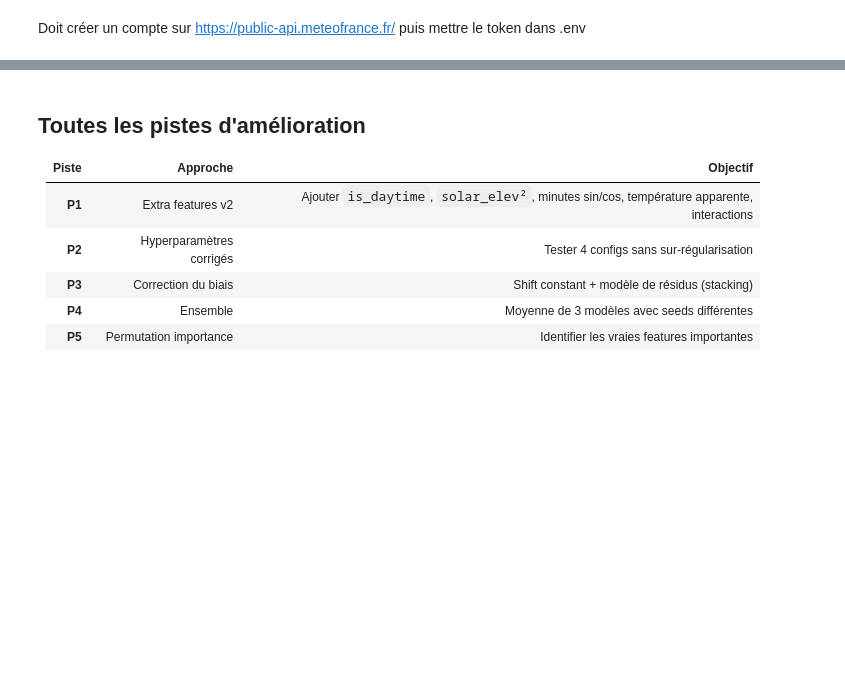
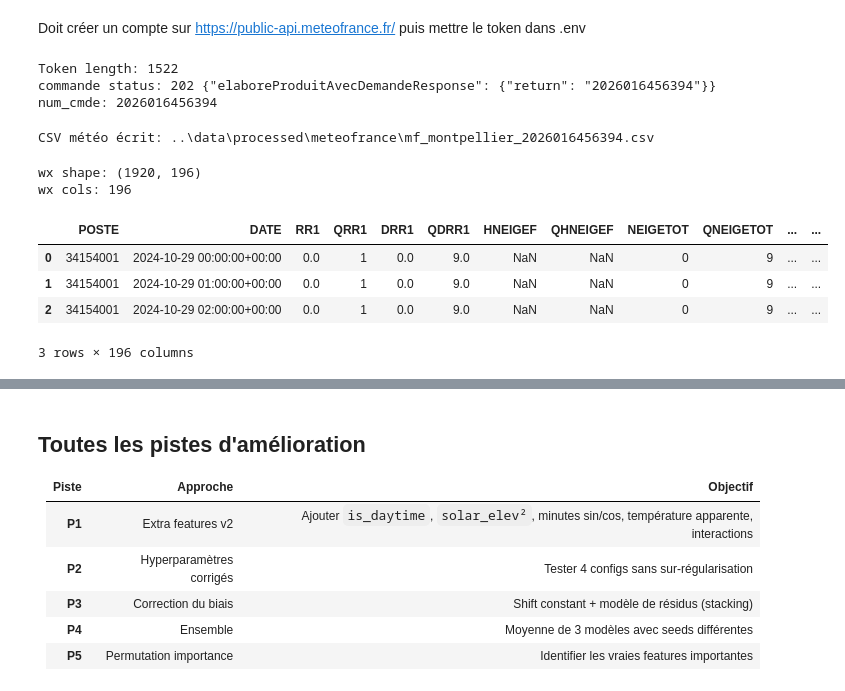
Before and after one commit to bouyaka34/TER-Picopatt, a Jupyter notebook: prediction/Prediction.ipynb, the cells around one changed output, grey strips where cells are left out. Saved outputs shown, nothing was run; the diff lists cells and outputs as text; code cells hidden in the pictures; blank space fills up the shorter version.

Commit message:
correction path

```diff
--- a/prediction/Prediction.ipynb
+++ b/prediction/Prediction.ipynb
@@ -32,17 +32,19 @@ from sklearn.ensemble import HistGradientBoostingRegressor
 import picopatt as fc
 from picopatt.io import load_all
 # %%
-FIG_ROOT = Path("prediction/figures")
-FIG_MODELS = FIG_ROOT / "model_analysis"
-FIG_ERRORS = FIG_ROOT / "model_analysis"
-FIG_DATA   = FIG_ROOT / "prediction_data"
+FIG = Path("figures/tmrt_pred")
+fc.create_folder(FIG)
 
-MFDATA = Path("data/processed/prediction/tmrt_pred_report")
-MF_RAW = Path("data/processed/meteofrance")
+MFDATA = Path("../data/processed/meteofrance")
+fc.create_folder(MFDATA)
 
-for folder in [FIG_MODELS, FIG_ERRORS, FIG_DATA, MFDATA, MF_RAW]:
-    fc.create_folder(folder)
+FIG_MODELS = FIG / "models"
+FIG_ERRORS = FIG / "errors"
+FIG_DATA   = FIG / "data_quality"
 
-print("FIG_ROOT:", FIG_ROOT)
+fc.create_folder(FIG_MODELS)
+fc.create_folder(FIG_ERRORS)
+fc.create_folder(FIG_DATA)
+
+print("FIG:", FIG)
 print("MFDATA:", MFDATA)
-print("MF_RAW:", MF_RAW)
@@ -110,11 +129,11 @@ print("PICOPATT range:", start, "->", end)
 # %% [markdown]
 Doit créer un compte sur https://public-api.meteofrance.fr/ puis mettre le token dans .env
 # %%
-load_dotenv()
+#load_dotenv()
 TOKEN = os.getenv("MFTOKEN","").strip()
 print("Token length:", len(TOKEN))
 if len(TOKEN) <= 1400:
-    raise ValueError("MFTOKEN trop court. Vérifie .env (et pas tronqué).")
+    raise ValueError("MFTOKEN trop court. Vérifier .env .")
 
 BASE = "https://public-api.meteofrance.fr/public/DPClim/v1"
 headers = {"apikey": TOKEN}
@@ -132,6 +151,10 @@ r.raise_for_status()
 cmd = r.json()
 num_cmde = cmd["elaboreProduitAvecDemandeResponse"]["return"]
 print("num_cmde:", num_cmde)
+# %% [output]
+Token length: 1522
+commande status: 202 {"elaboreProduitAvecDemandeResponse": {"return": "2026016456394"}}
+num_cmde: 2026016456394
 # %%
 def download_cmd_csv(num_cmde: str, out_path: Path, max_wait_s: int = 900, sleep_s: int = 5):
     t0 = time.time()
@@ -152,11 +175,11 @@ def download_cmd_csv(num_cmde: str, out_path: Path, max_wait_s: int = 900, sleep
         if rf.status_code == 204:
             pass
         elif rf.status_code == 410:
-            raise RuntimeError("410: production déjà livrée. Relance une commande pour un nouveau fichier.")
+            raise RuntimeError("410: production déjà livrée. Relancer une commande pour un nouveau fichier.")
         elif rf.status_code == 404:
-            raise RuntimeError("404: commande inconnue. Vérifie num_cmde.")
+            raise RuntimeError("404: commande inconnue. Vérifier num_cmde.")
         elif rf.status_code == 507:
-            raise RuntimeError("507: production trop volumineuse. Réduis la période.")
+            raise RuntimeError("507: production trop volumineuse.")
         elif rf.status_code >= 400:
             raise RuntimeError(f"Erreur {rf.status_code}: {rf.text[:300]}")
 
@@ -165,24 +188,34 @@ def download_cmd_csv(num_cmde: str, out_path: Path, max_wait_s: int = 900, sleep
 
         time.sleep(sleep_s)
 
-mf_csv = MF_RAW / f"mf_montpellier_{num_cmde}.csv"
+mf_csv = MFDATA / f"mf_montpellier_{num_cmde}.csv"
 mf_csv = download_cmd_csv(num_cmde, mf_csv)
 print("CSV météo écrit:", mf_csv)
+# %% [output]
+CSV météo écrit: ..\data\processed\meteofrance\mf_montpellier_2026016456394.csv
 # %%
-wx = pd.read_csv(MF_RAW / "mf_montpellier_2026004655806.csv", sep=";", dtype=str)
+wx = pd.read_csv(MFDATA / "mf_montpellier_2026004655806.csv", sep=";", dtype=str)
 
 wx["DATE"] = pd.to_datetime(wx["DATE"], format="%Y%m%d%H", utc=True)
 
 num_cols = [c for c in wx.columns if c not in ["POSTE", "DATE"]]
 for c in num_cols:
     wx[c] = wx[c].str.replace(",", ".", regex=False).replace({"": None})
     wx[c] = pd.to_numeric(wx[c], errors="coerce")
 
 wx = wx.sort_values("DATE").reset_index(drop=True)
 
 print("wx shape:", wx.shape)
 print("wx cols:", len(wx.columns))
 display(wx.head(3))
+# %% [output]
+wx shape: (1920, 196)
+wx cols: 196
+|  | POSTE | DATE | RR1 | QRR1 | DRR1 | QDRR1 | HNEIGEF | QHNEIGEF | NEIGETOT | QNEIGETOT | ... | ... |
+| 0 | 34154001 | 2024-10-29 00:00:00+00:00 | 0.0 | 1 | 0.0 | 9.0 | NaN | NaN | 0 | 9 | ... | ... |
+| 1 | 34154001 | 2024-10-29 01:00:00+00:00 | 0.0 | 1 | 0.0 | 9.0 | NaN | NaN | 0 | 9 | ... | ... |
+| 2 | 34154001 | 2024-10-29 02:00:00+00:00 | 0.0 | 1 | 0.0 | 9.0 | NaN | NaN | 0 | 9 | ... | ... |
+3 rows × 196 columns
 # %%
 df2 = df.copy()
 df2["timestamp"] = pd.to_datetime(df2["timestamp"], errors="coerce")
```
Also changed, not shown: parts of 47 cells of this notebook.
